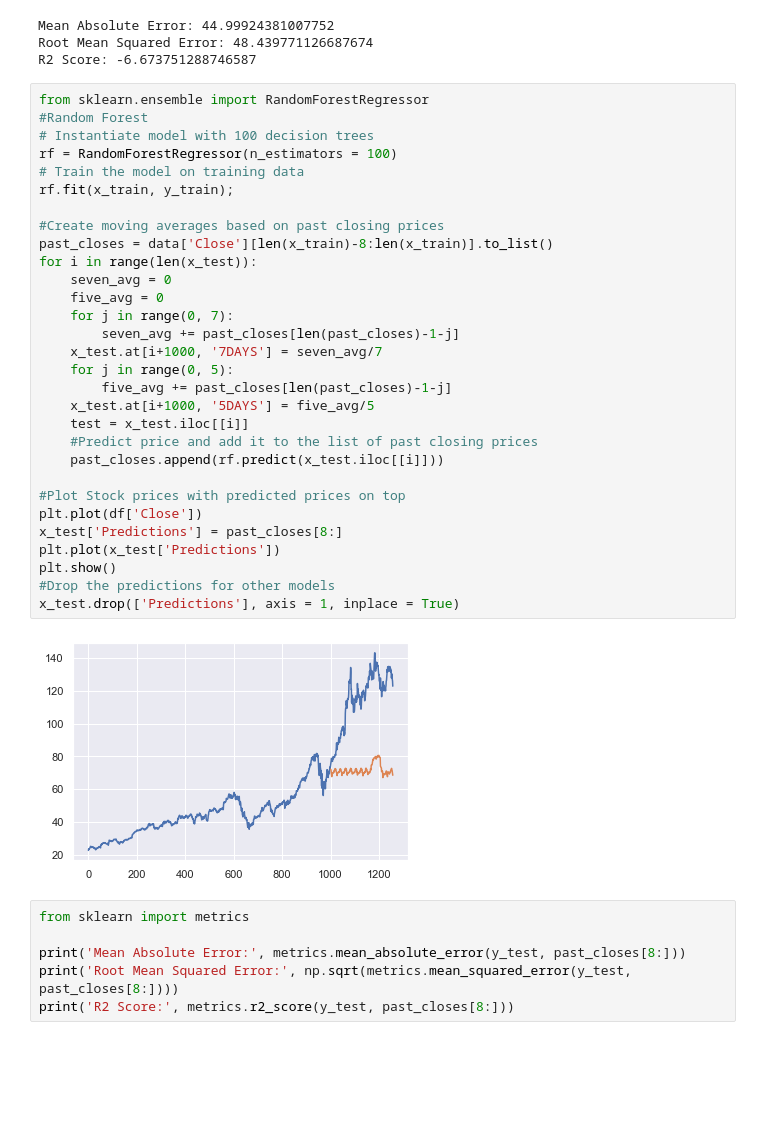
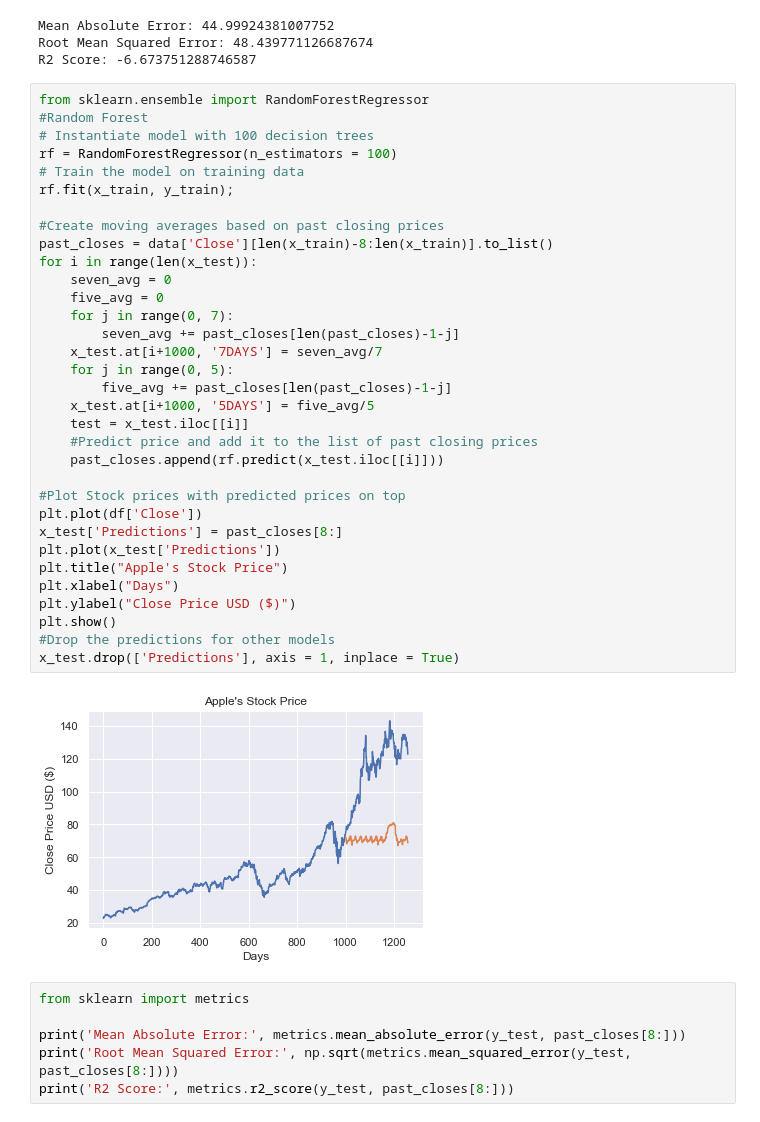
Before and after one commit to graydue/Stock-Price-Predictor, a Jupyter notebook: Stock_Prediction.ipynb, the cells around one changed output. Drawn from its saved outputs; the diff is of its cells as text; blank space fills up the shorter version.

```diff
--- a/Stock_Prediction.ipynb
+++ b/Stock_Prediction.ipynb
@@ -148,34 +153,37 @@ R2 Score: -6.673751288746587
 from sklearn.ensemble import RandomForestRegressor
 #Random Forest
 # Instantiate model with 100 decision trees
 rf = RandomForestRegressor(n_estimators = 100)
 # Train the model on training data
 rf.fit(x_train, y_train);
 
 #Create moving averages based on past closing prices
 past_closes = data['Close'][len(x_train)-8:len(x_train)].to_list()
 for i in range(len(x_test)):
     seven_avg = 0
     five_avg = 0
     for j in range(0, 7):
         seven_avg += past_closes[len(past_closes)-1-j]
     x_test.at[i+1000, '7DAYS'] = seven_avg/7
     for j in range(0, 5):
         five_avg += past_closes[len(past_closes)-1-j]
     x_test.at[i+1000, '5DAYS'] = five_avg/5
     test = x_test.iloc[[i]]
     #Predict price and add it to the list of past closing prices
     past_closes.append(rf.predict(x_test.iloc[[i]]))
 
 #Plot Stock prices with predicted prices on top
 plt.plot(df['Close'])
 x_test['Predictions'] = past_closes[8:]
 plt.plot(x_test['Predictions'])
+plt.title("Apple's Stock Price")
+plt.xlabel("Days")
+plt.ylabel("Close Price USD ($)")
 plt.show()
 #Drop the predictions for other models
 x_test.drop(['Predictions'], axis = 1, inplace = True)
 # %% [output]
-[figure, old version]
+[figure, new version]
 # %%
 from sklearn import metrics
 
```
Also changed, not shown: parts of 2 cells of this notebook.
